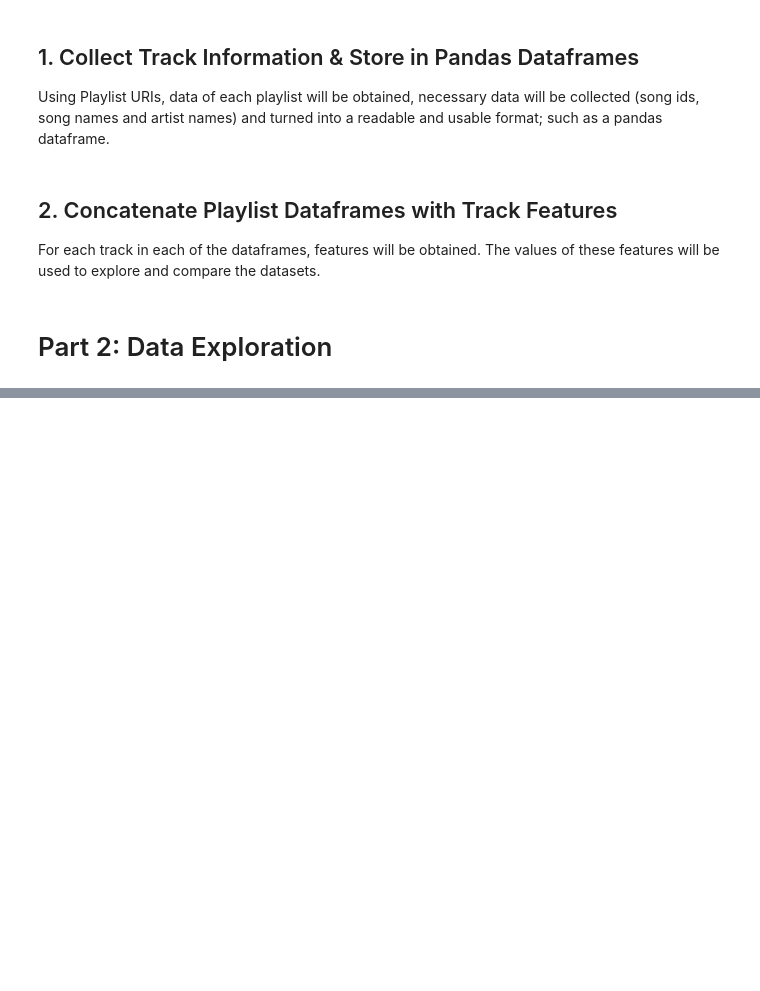
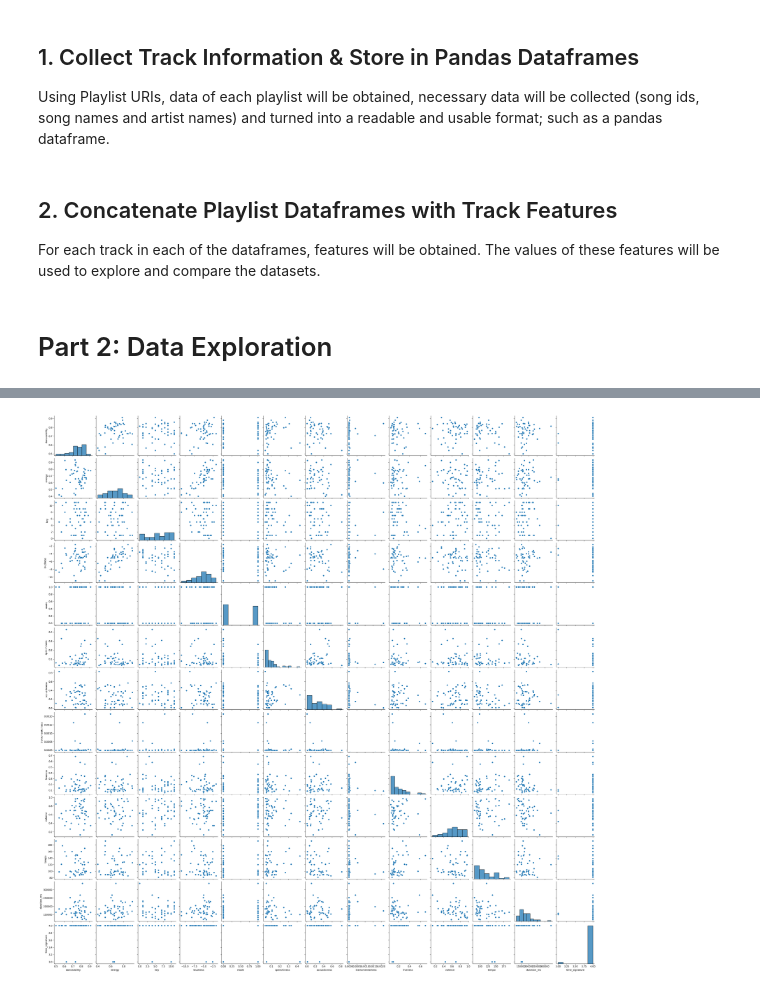
Before and after one commit to pinaronat/Spotify-Data-Analysis, a Jupyter notebook: spotify_analysis.ipynb, the cells around one changed output, grey strips where cells are left out. Drawn from its saved outputs; the diff is of its cells as text; code cells hidden in the pictures; blank space fills up the shorter version.

```diff
--- a/spotify_analysis.ipynb
+++ b/spotify_analysis.ipynb
@@ -155,0 +177,5 @@ analyze_df(df_TR, country_code = "TR")
+# %%
+# Use "analyze_df" function for Argentina Top 50 Playlist
+analyze_df(df_ARG, country_code = "ARG")
+# %% [output]
+[figure, added]
```
Also changed, not shown: parts of 16 cells of this notebook, 17 other files.
